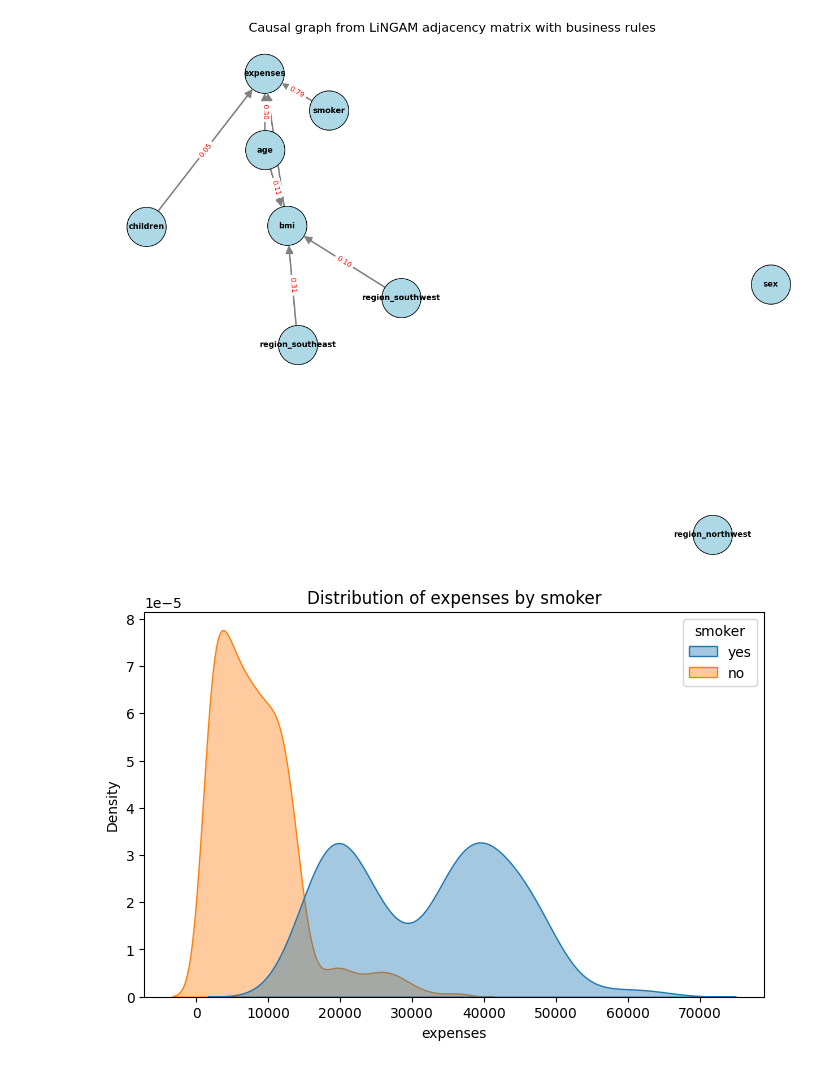
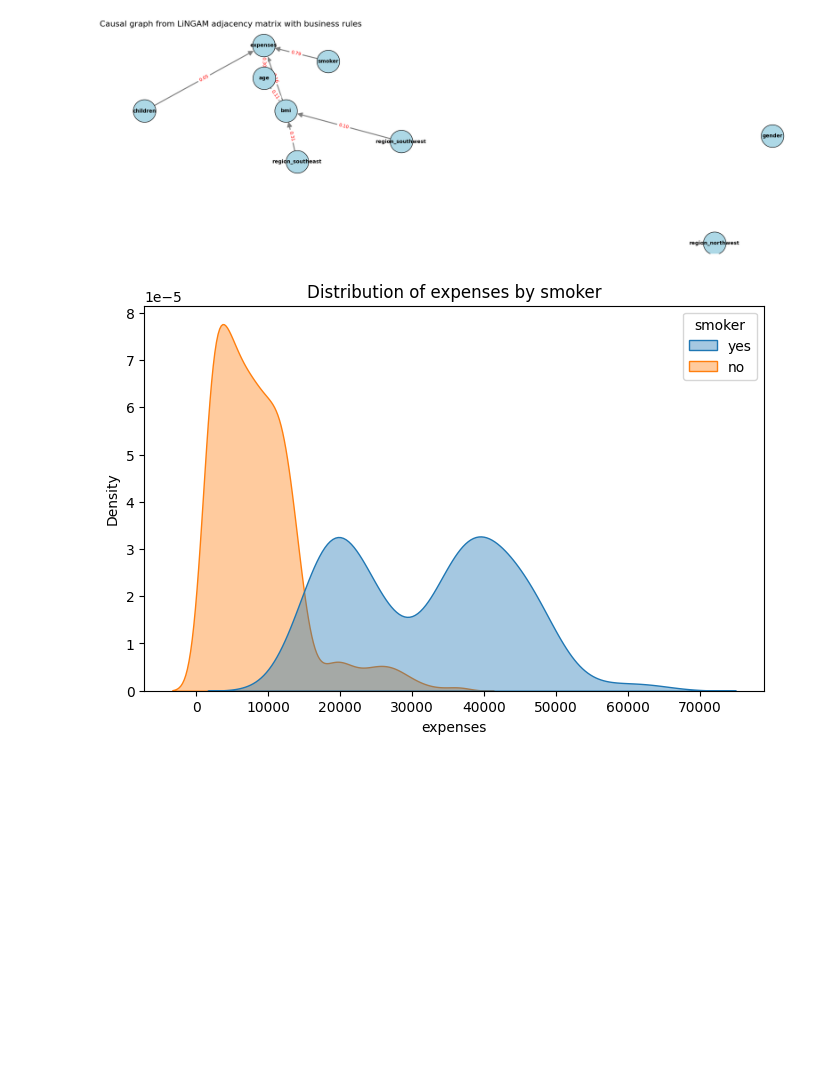
Before and after one commit to Navita-Singh/Responsible-AI, a Jupyter notebook: causal_discovery_EconML_cate/Causality_discovery_and_econml_(causal_effect_estimation).ipynb, the cells around one changed output. Saved outputs shown, nothing was run; the diff lists cells and outputs as text; code cells hidden in the pictures; blank space fills up the shorter version.

```diff
--- a/causal_discovery_EconML_cate/Causality_discovery_and_econml_(causal_effect_estimation).ipynb
+++ b/causal_discovery_EconML_cate/Causality_discovery_and_econml_(causal_effect_estimation).ipynb
@@ -35,7 +38,7 @@ def display_df(df):
   display(styled_df)
 
 
-data_df = pd.read_csv('insurance.csv')
+data_df = pd.read_csv('insurance.csv').rename(columns={'sex':'gender'})
 data_df.head(1)
 print(data_df.describe())
 print(data_df.info())
@@ -75,7 +78,7 @@ add_business_rules = True # Add rules for removing hypotheses which seem implaus
 # Data pre-processing
 
 # Ensure binary variables are numeric
-df['sex'] = df['sex'].map({'male':0, 'female':1})
+df['gender'] = df['gender'].map({'male':0, 'female':1})
 df['smoker'] = df['smoker'].map({'no':0, 'yes':1})
 df = pd.get_dummies(df, columns=['region'], drop_first=True)
 df = df.astype(float)
@@ -103,9 +106,9 @@ pk = np.full((len(col_names), len(col_names)), -1)
 # Get indices for easier mapping
 idx = {name: i for i, name in enumerate(col_names)}
 
-# RULE 1: Nothing can cause Age, Sex, or Region (they are exogenous)
+# RULE 1: Nothing can cause Age, Sex(gender), or Region (they are exogenous)
 if add_business_rules:
-  for target in ['age', 'sex', 'region_southwest', 'region_southeast', 'region_northwest', 'region_northeast']:
+  for target in ['age', 'gender', 'region_southwest', 'region_southeast', 'region_northwest', 'region_northeast']:
       if target in idx:
           pk[idx[target], :] = 0  # Set the entire row to 0 (nothing points TO these)
 
@@ -235,39 +238,39 @@ except:
     pos = nx.spring_layout(G, seed=42)
 
 # 4.Draw nodes
-plt.figure(figsize=(16, 12))
-nx.draw_networkx_nodes(G, pos, node_size=2500, node_color="lightblue", edgecolors="black")
+plt.figure(figsize=(25, 8))
+nx.draw_networkx_nodes(G, pos, node_size=2000, node_color="lightblue", edgecolors="black")
 
 # 5.Draw edges
 # nx.draw_networkx_edges(G, pos, arrowsize=20, edge_color="gray", width=2)
 # Draw edges with arrows (Fixed)
 nx.draw_networkx_edges(
     G,
     pos,
     arrowstyle="-|>",
     arrowsize=20,
     edge_color="gray",
     width=2,
     # This tells NetworkX where to stop the arrow so it's not hidden
-    node_size=2500,
+    node_size=2000,
     # Optional: adds a small gap between the arrow tip and the node
     min_target_margin=20
 )
 
 # 6.Draw node labels
 nx.draw_networkx_labels(G, pos, font_size=10, font_weight="bold")
 
 # 7.Draw edge labels
 nx.draw_networkx_edge_labels(G, pos, edge_labels=edge_labels, font_color="red", font_size=9)
 
 if add_business_rules:
-    plt.title("Causal graph from LiNGAM adjacency matrix with business rules", fontsize=16)
+    plt.title("Causal graph from LiNGAM adjacency matrix with business rules", fontsize=16, loc='left')
 else:
-  plt.title("Causal graph from LiNGAM adjacency matrix with no business rules", fontsize=16)
+  plt.title("Causal graph from LiNGAM adjacency matrix with no business rules", fontsize=16, loc='left')
 plt.axis("off")
 plt.show()
 # %% [output]
-[figure, old version]
+[figure, new version]
 # %%
 ############################################################################################################################################
 # Draw the Kernel density estimate (KDE) plot to check the distribution of a causal feature vs target. Helps in sanity check for
```
Also changed, not shown: parts of 4 cells of this notebook, 1 other file.
